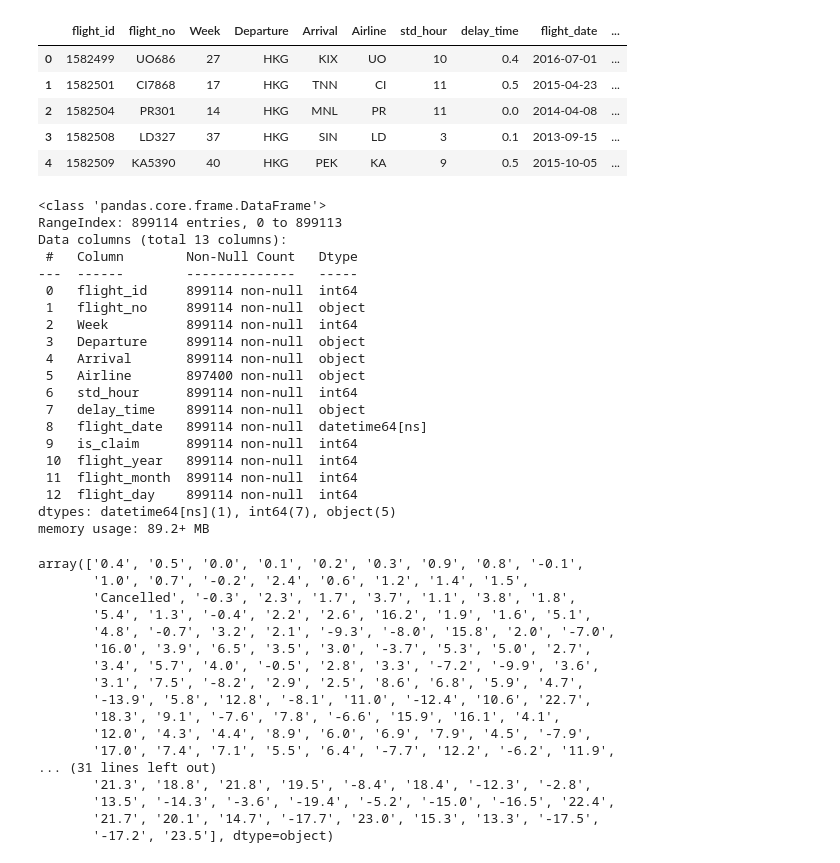
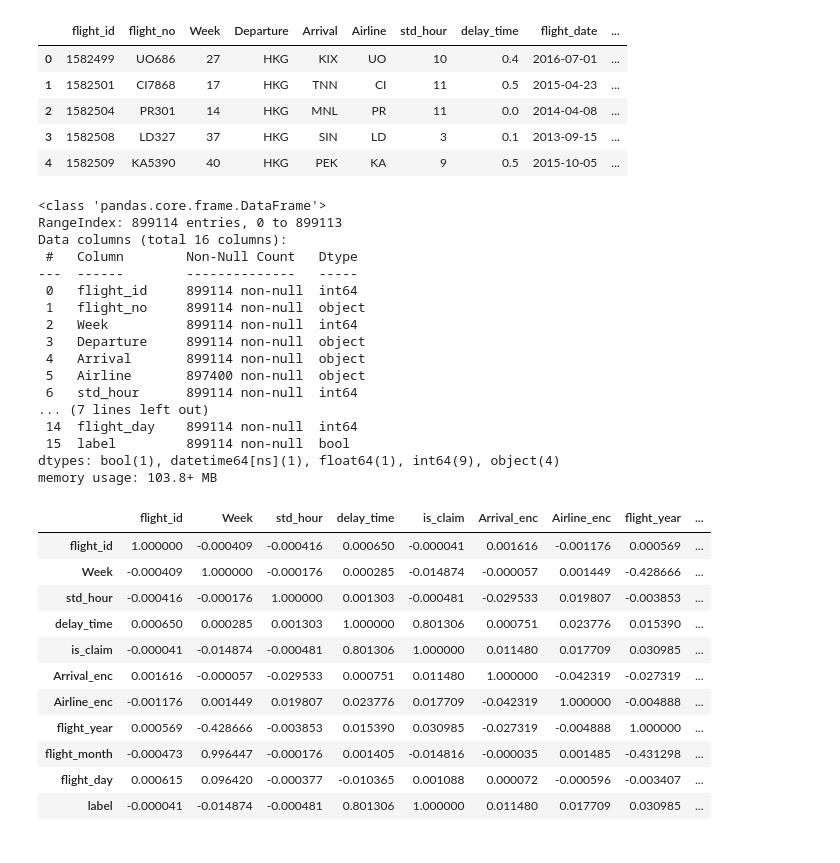
Before and after one commit to timsu27/flight_delays, a Jupyter notebook: flight_delays.ipynb, the cells around one changed output. Cells and saved outputs as stored; diff of their text form; code cells hidden in the pictures.

```diff
--- a/flight_delays.ipynb
+++ b/flight_delays.ipynb
@@ -5,9 +7,17 @@ from pandas_profiling import ProfileReport
 # %%
 df = pd.read_csv("flight_delays_data.csv", parse_dates=[8])
+# %%
+le = preprocessing.LabelEncoder()
+df["Arrival_enc"] = le.fit_transform(df[["Arrival"]])
+df["Airline_enc"] = le.fit_transform(df[["Airline"]])
 # %%
 df["flight_year"] = df["flight_date"].apply(lambda x: x.year)
 df["flight_month"] = df["flight_date"].apply(lambda x: x.month)
 df["flight_day"] = df["flight_date"].apply(lambda x: x.day)
+
+df["delay_time"] = df["delay_time"].apply(lambda x: 9999 if x == "Cancelled" else float(x))
+
+df["label"] = df["is_claim"].apply(lambda x: True if x != 0 else False)
 # %%
 df.head()
 # %% [output]
@@ -22,7 +32,7 @@ df.info()
 # %% [output]
 <class 'pandas.core.frame.DataFrame'>
 RangeIndex: 899114 entries, 0 to 899113
-Data columns (total 13 columns):
+Data columns (total 16 columns):
  #   Column        Non-Null Count   Dtype
 ---  ------        --------------   -----
  0   flight_id     899114 non-null  int64
@@ -32,31 +42,34 @@ Data columns (total 13 columns):
  4   Arrival       899114 non-null  object
  5   Airline       897400 non-null  object
  6   std_hour      899114 non-null  int64
- 7   delay_time    899114 non-null  object
- 8   flight_date   899114 non-null  datetime64[ns]
- 9   is_claim      899114 non-null  int64
- 10  flight_year   899114 non-null  int64
- 11  flight_month  899114 non-null  int64
- 12  flight_day    899114 non-null  int64
-dtypes: datetime64[ns](1), int64(7), object(5)
-memory usage: 89.2+ MB
+... (7 lines left out)
+ 14  flight_day    899114 non-null  int64
+ 15  label         899114 non-null  bool
+dtypes: bool(1), datetime64[ns](1), float64(1), int64(9), object(4)
+memory usage: 103.8+ MB
-# %%
-df.delay_time
-# %% [output]
-array(['0.4', '0.5', '0.0', '0.1', '0.2', '0.3', '0.9', '0.8', '-0.1',
-       '1.0', '0.7', '-0.2', '2.4', '0.6', '1.2', '1.4', '1.5',
-       'Cancelled', '-0.3', '2.3', '1.7', '3.7', '1.1', '3.8', '1.8',
-       '5.4', '1.3', '-0.4', '2.2', '2.6', '16.2', '1.9', '1.6', '5.1',
-       '4.8', '-0.7', '3.2', '2.1', '-9.3', '-8.0', '15.8', '2.0', '-7.0',
-       '16.0', '3.9', '6.5', '3.5', '3.0', '-3.7', '5.3', '5.0', '2.7',
-       '3.4', '5.7', '4.0', '-0.5', '2.8', '3.3', '-7.2', '-9.9', '3.6',
-       '3.1', '7.5', '-8.2', '2.9', '2.5', '8.6', '6.8', '5.9', '4.7',
-       '-13.9', '5.8', '12.8', '-8.1', '11.0', '-12.4', '10.6', '22.7',
-       '18.3', '9.1', '-7.6', '7.8', '-6.6', '15.9', '16.1', '4.1',
-       '12.0', '4.3', '4.4', '8.9', '6.0', '6.9', '7.9', '4.5', '-7.9',
-       '17.0', '7.4', '7.1', '5.5', '6.4', '-7.7', '12.2', '-6.2', '11.9',
-... (31 lines left out)
-       '21.3', '18.8', '21.8', '19.5', '-8.4', '18.4', '-12.3', '-2.8',
-       '13.5', '-14.3', '-3.6', '-19.4', '-5.2', '-15.0', '-16.5', '22.4',
-       '21.7', '20.1', '14.7', '-17.7', '23.0', '15.3', '13.3', '-17.5',
-       '-17.2', '23.5'], dtype=object)
+# %%
+label = df.pop("label")
+df.pop("flight_id")
+df.pop("flight_no")
+df.pop("Departure")
+df.pop("Arrival")
+df.pop("Airline")
+df.pop("is_claim")
+data = df
+# %%
+corr = df.corr()
+# %%
+corr.style.background_gradient()
+# %% [output]
+|  | flight_id | Week | std_hour | delay_time | is_claim | Arrival_enc | Airline_enc | flight_year | ... |
+| flight_id | 1.000000 | -0.000409 | -0.000416 | 0.000650 | -0.000041 | 0.001616 | -0.001176 | 0.000569 | ... |
+| Week | -0.000409 | 1.000000 | -0.000176 | 0.000285 | -0.014874 | -0.000057 | 0.001449 | -0.428666 | ... |
+| std_hour | -0.000416 | -0.000176 | 1.000000 | 0.001303 | -0.000481 | -0.029533 | 0.019807 | -0.003853 | ... |
+| delay_time | 0.000650 | 0.000285 | 0.001303 | 1.000000 | 0.801306 | 0.000751 | 0.023776 | 0.015390 | ... |
+| is_claim | -0.000041 | -0.014874 | -0.000481 | 0.801306 | 1.000000 | 0.011480 | 0.017709 | 0.030985 | ... |
+| Arrival_enc | 0.001616 | -0.000057 | -0.029533 | 0.000751 | 0.011480 | 1.000000 | -0.042319 | -0.027319 | ... |
+| Airline_enc | -0.001176 | 0.001449 | 0.019807 | 0.023776 | 0.017709 | -0.042319 | 1.000000 | -0.004888 | ... |
+| flight_year | 0.000569 | -0.428666 | -0.003853 | 0.015390 | 0.030985 | -0.027319 | -0.004888 | 1.000000 | ... |
+| flight_month | -0.000473 | 0.996447 | -0.000176 | 0.001405 | -0.014816 | -0.000035 | 0.001485 | -0.431298 | ... |
+| flight_day | 0.000615 | 0.096420 | -0.000377 | -0.010365 | 0.001088 | 0.000072 | -0.000596 | -0.003407 | ... |
+| label | -0.000041 | -0.014874 | -0.000481 | 0.801306 | 1.000000 | 0.011480 | 0.017709 | 0.030985 | ... |
```
Also changed, not shown: parts of 7 cells of this notebook.
